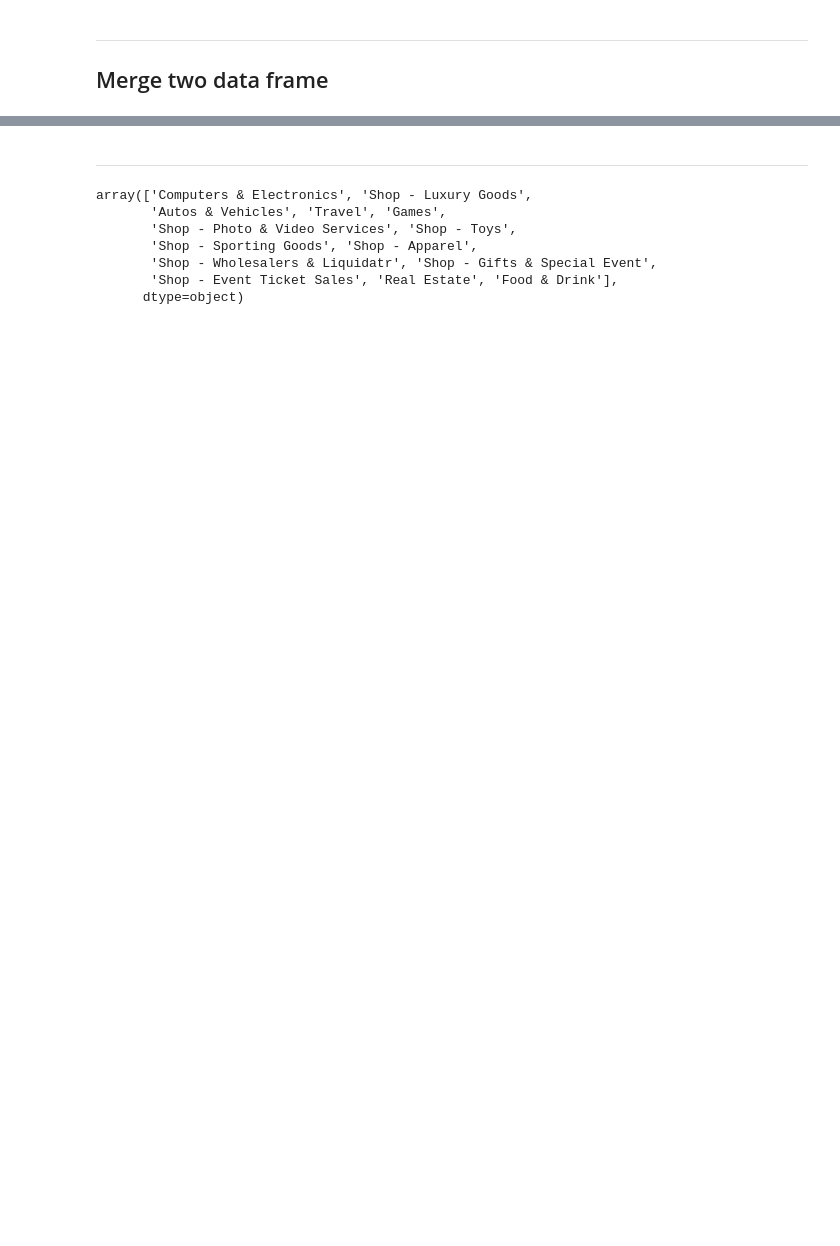
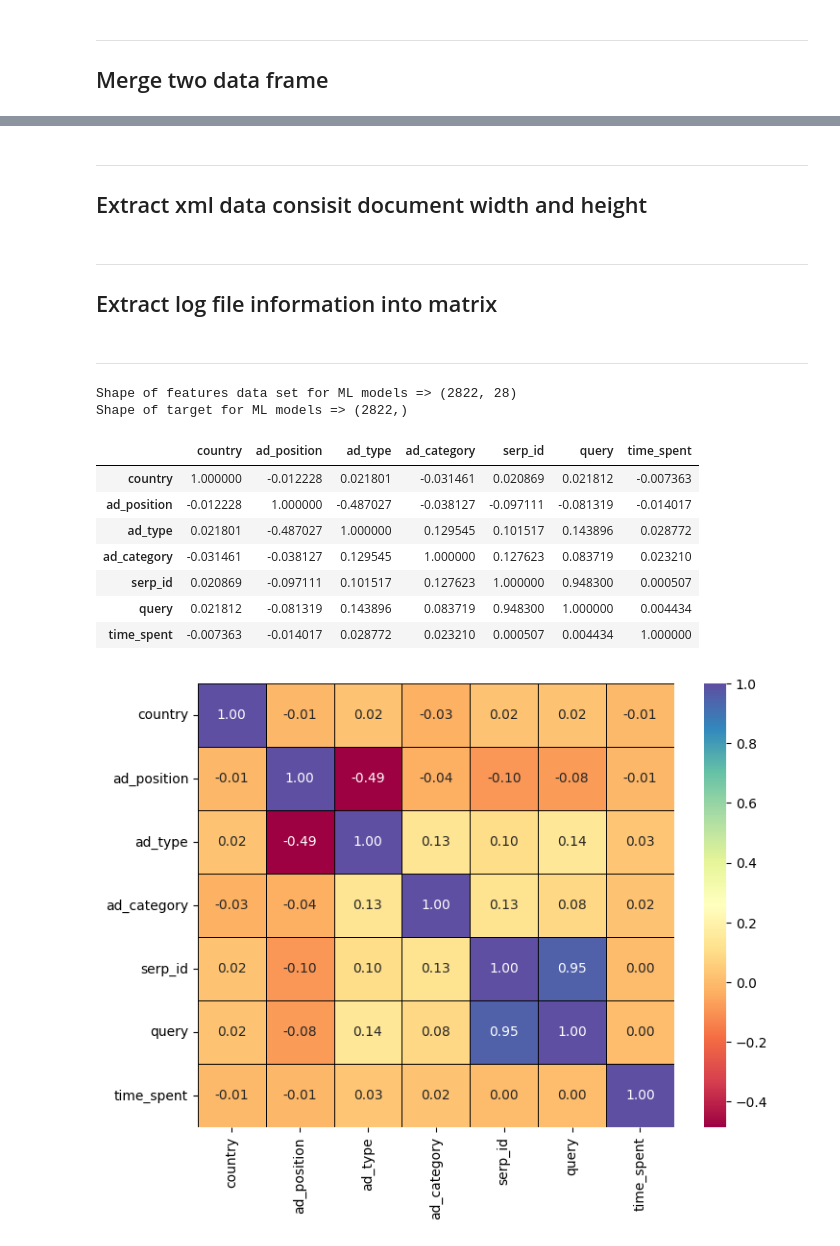
Before and after one commit to autoplug/IBS-class, a Jupyter notebook: forth semester/project2/main.ipynb, the cells around one changed output, grey strips where cells are left out. Cells and saved outputs as stored; diff of their text form; code cells hidden in the pictures; blank space fills up the shorter version.

```diff
--- a/forth semester/project2/main.ipynb
+++ b/forth semester/project2/main.ipynb
@@ -56,0 +91,7 @@ df.head(3)
+# %%
+categories = ["query","country","ad_type","ad_position","ad_category","serp_id"]
+
+for cat_name in categories:
+    names = df[cat_name].unique()
+    nums =[i for i in range(len(names))]
+    df[cat_name] = df[cat_name].replace(names,nums)
@@ -56,0 +138,20 @@ df.head(3)
+# %% [markdown]
+----
+## Extract xml data consisit document width and height
+# %%
+# pip install beautifulsoup4
+from bs4 import BeautifulSoup
+
+df["doc_width"] = 0
+df["doc_height"] = 0
+
+for index,row in df.iterrows():
+    with open(f"logs/{row['log_id']}.xml", 'r') as f:
+        data = f.read()
+    doc_w, doc_h = BeautifulSoup(data, "xml").find("document").text.split("x")
+    scr_w, scr_h = BeautifulSoup(data, "xml").find("screen").text.split("x")
+    df.at[index,"doc_width"] = max(int(doc_w),int(scr_w))
+    df.at[index,"doc_height"] = max(int(doc_h),int(scr_h))
+# %% [markdown]
+----
+## Extract log file information into matrix
@@ -57,12 +198,36 @@ df.head(3)
 # %% [markdown]
----
+----
-# %%
-df["ad_category"].unique()
-# %% [output]
-array(['Computers & Electronics', 'Shop - Luxury Goods',
-       'Autos & Vehicles', 'Travel', 'Games',
-       'Shop - Photo & Video Services', 'Shop - Toys',
-       'Shop - Sporting Goods', 'Shop - Apparel',
-       'Shop - Wholesalers & Liquidatr', 'Shop - Gifts & Special Event',
-       'Shop - Event Ticket Sales', 'Real Estate', 'Food & Drink'],
-      dtype=object)
+# %%
+labels = dataset["ad_clicked"]
+dataset = dataset.drop("ad_clicked", axis=1)
+
+print(f'Shape of features data set for ML models => {dataset.shape}')
+print(f'Shape of target for ML models => {labels.shape}')
+# %% [output]
+Shape of features data set for ML models => (2822, 28)
+Shape of target for ML models => (2822,)
+# %%
+import matplotlib.pyplot as plt
+import seaborn as sns
+
+# Create correlation matrix for features
+features = dataset[["country","ad_position","ad_type","ad_category","serp_id","query","time_spent"]]
+feature_corr = features.corr(numeric_only=True)
+
+# Display correlation matrix
+display(feature_corr)
+
+# Plot correlation matrix
+plt.figure(figsize=(8,6))
+sns.heatmap(feature_corr, annot=True, fmt='0.2f', linewidths=0.5, linecolor='Black', cmap='Spectral')
+plt.show()
+# %% [output]
+|  | country | ad_position | ad_type | ad_category | serp_id | query | time_spent |
+| country | 1.000000 | -0.012228 | 0.021801 | -0.031461 | 0.020869 | 0.021812 | -0.007363 |
+| ad_position | -0.012228 | 1.000000 | -0.487027 | -0.038127 | -0.097111 | -0.081319 | -0.014017 |
+| ad_type | 0.021801 | -0.487027 | 1.000000 | 0.129545 | 0.101517 | 0.143896 | 0.028772 |
+| ad_category | -0.031461 | -0.038127 | 0.129545 | 1.000000 | 0.127623 | 0.083719 | 0.023210 |
+| serp_id | 0.020869 | -0.097111 | 0.101517 | 0.127623 | 1.000000 | 0.948300 | 0.000507 |
+| query | 0.021812 | -0.081319 | 0.143896 | 0.083719 | 0.948300 | 1.000000 | 0.004434 |
+| time_spent | -0.007363 | -0.014017 | 0.028772 | 0.023210 | 0.000507 | 0.004434 | 1.000000 |
+[figure, added]
```
Also changed, not shown: parts of 26 cells of this notebook, 7 other files.
